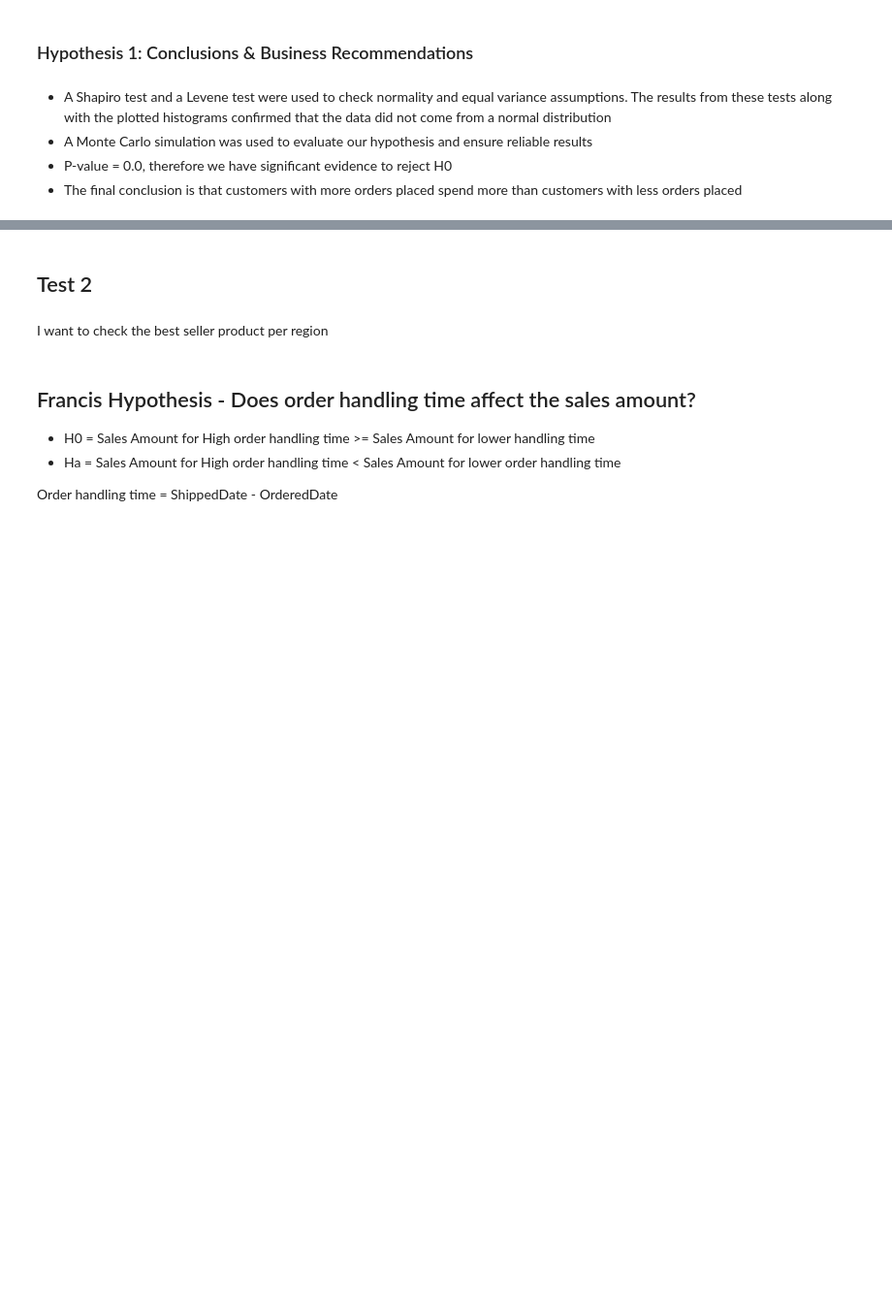
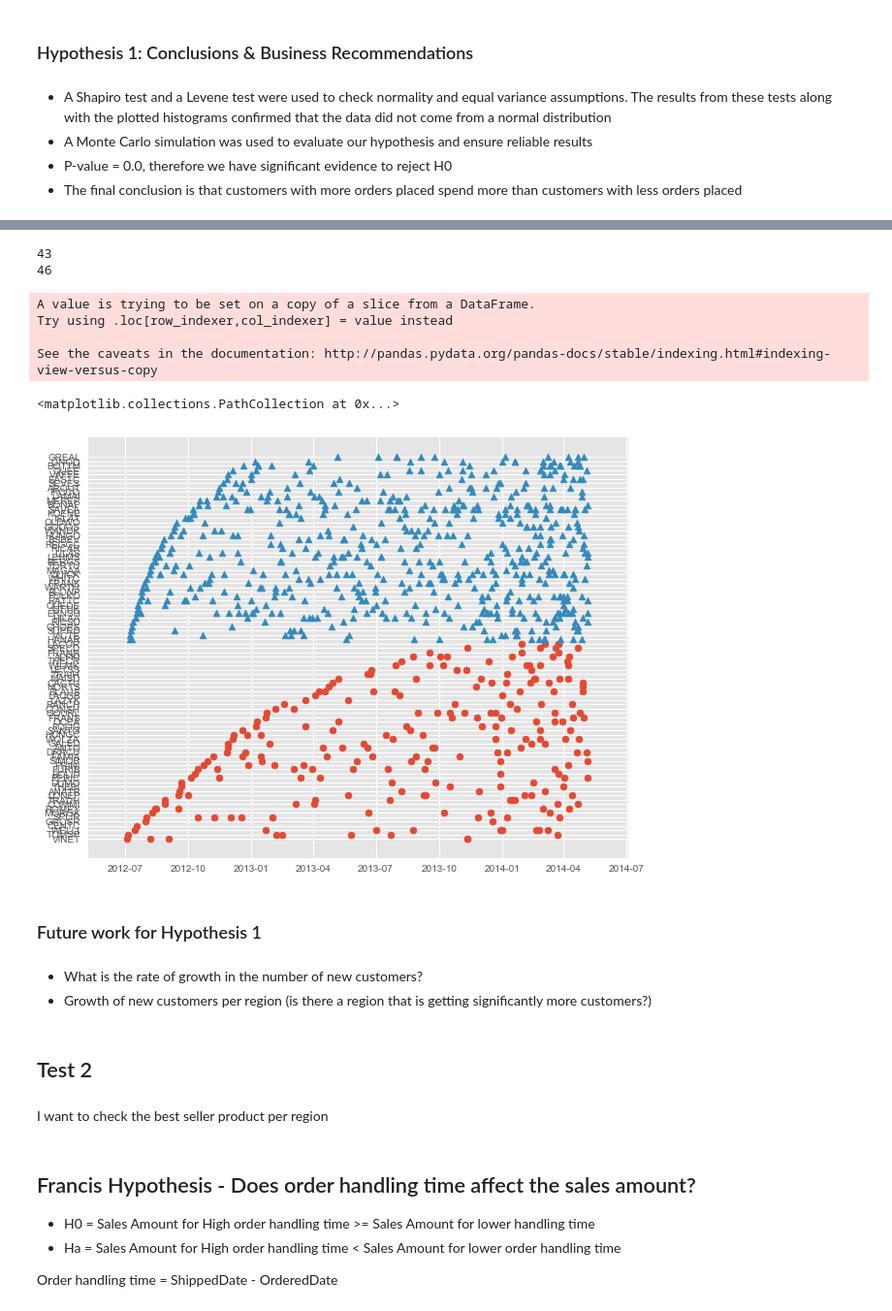
Before and after one commit to Francismorales/dsc-mod-3-project-online-ds-pt-061019, a Jupyter notebook: Project2-Northwind_Hypothesis_Testing.ipynb, the cells around one changed output, grey strips where cells are left out. Shown at 97% size. Drawn from its saved outputs; the diff is of its cells as text; code cells hidden in the pictures; blank space fills up the shorter version.

```diff
--- a/Project2-Northwind_Hypothesis_Testing.ipynb
+++ b/Project2-Northwind_Hypothesis_Testing.ipynb
@@ -188,0 +214,2 @@ plt.title(f'p value: {np.round(counter / 10000, 3)}');
+# %%
+data2['OrderDate'] = pd.to_datetime(data2['OrderDate'])
@@ -188,0 +226,7 @@ plt.title(f'p value: {np.round(counter / 10000, 3)}');
+# %%
+#Create frequency column
+data2['Frequency'] = None
+# %%
+#Classify each transaction by customer frequency
+data2.loc[data2['CustomerId'].isin(high_frequency['CustomerId']), ['Frequency']] = 'High_Freq'
+data2.loc[data2['CustomerId'].isin(low_frequency['CustomerId']), ['Frequency']] = 'Low_Freq'
@@ -189,3 +245,34 @@ plt.title(f'p value: {np.round(counter / 10000, 3)}');
+# %%
+High_freq = data2.loc[data2['CustomerId'].isin(high_frequency['CustomerId'])]
+Low_freq = data2.loc[data2['CustomerId'].isin(low_frequency['CustomerId'])]
+# %%
+print(High_freq['CustomerId'].nunique())
+print(Low_freq['CustomerId'].nunique())
+# %% [output]
+43
+46
+# %%
+#normalize amounts for plot
+data3['ScaledTotalAmount'] = 100 + (data3['TotalAmount']-data3['TotalAmount'].min())/(data3['TotalAmount'].max()-data3['TotalAmount'].min())
+# %% [output]
+A value is trying to be set on a copy of a slice from a DataFrame.
+Try using .loc[row_indexer,col_indexer] = value instead
+
+See the caveats in the documentation: http://pandas.pydata.org/pandas-docs/stable/indexing.html#indexing-view-versus-copy
+# %%
+#Plot of sample group of low frequency and high frequency customer orders over time
+plt.figure(figsize=(10,8))
+plt.style.use('ggplot')
+plt.scatter(Low_freq['OrderDate'], Low_freq['CustomerId'], marker='o')
+plt.scatter(High_freq['OrderDate'], High_freq['CustomerId'], marker='^')
+# %% [output]
+<matplotlib.collections.PathCollection at 0x...>
+[figure, added]
+# %% [markdown]
+### Future work for Hypothesis 1
+# %% [markdown]
+- What is the rate of growth in the number of new customers?
+- Growth of new customers per region (is there a region that is getting significantly more customers?)
 # %% [markdown]
 ## Test 2
 # %% [markdown]
```
Also changed, not shown: parts of 11 cells of this notebook.
